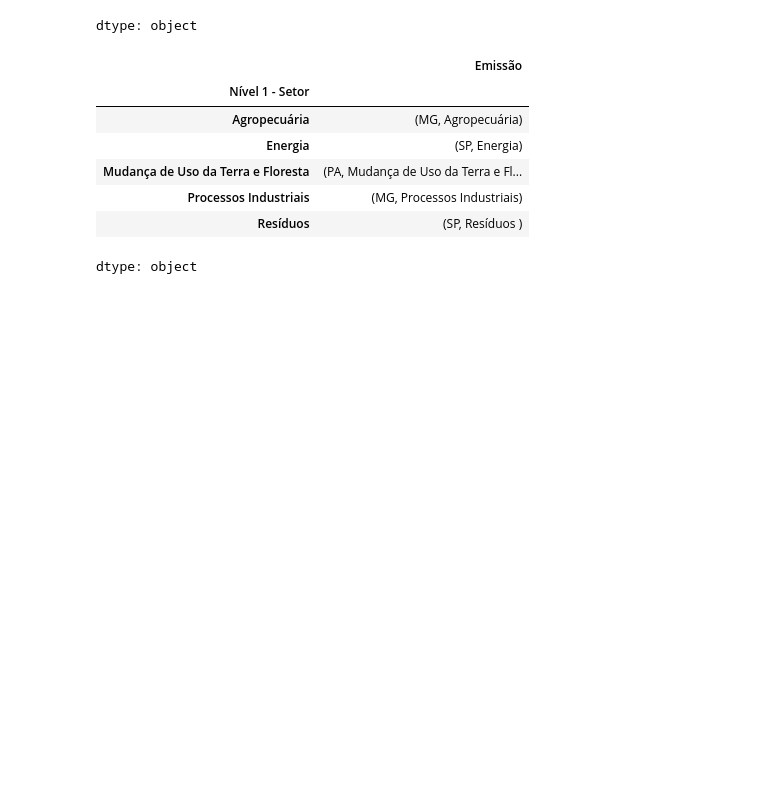
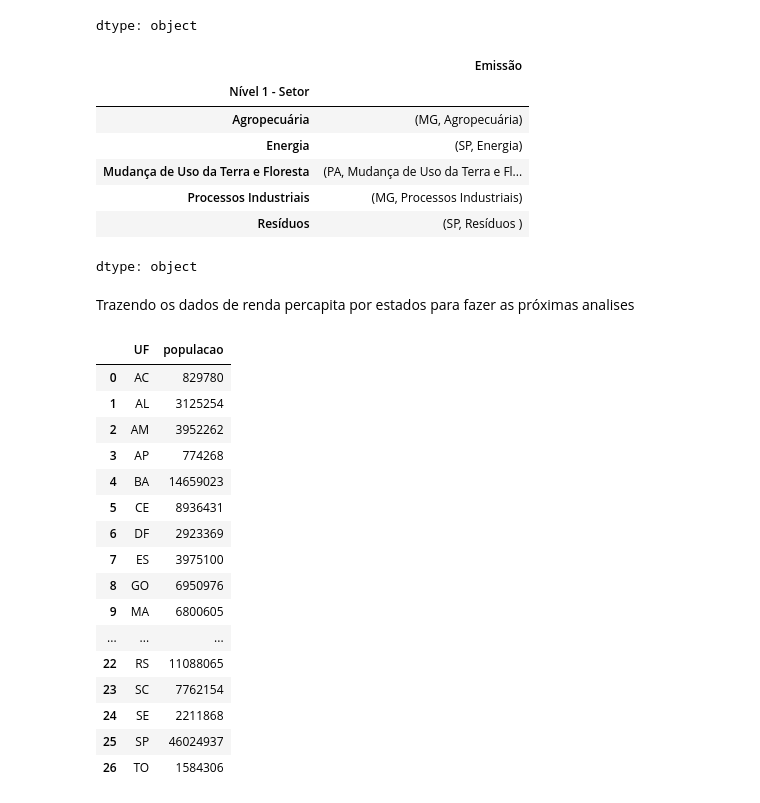
Before and after one commit to rvbittencourt07/Phyton_Data_science, a Jupyter notebook: Selecionando_e_agrupando_os_dados_(Emissoes_de_gases).ipynb, the cells around one changed output. Cells and saved outputs as stored; diff of their text form; code cells hidden in the pictures; blank space fills up the shorter version.

```diff
--- a/Selecionando_e_agrupando_os_dados_(Emissoes_de_gases).ipynb
+++ b/Selecionando_e_agrupando_os_dados_(Emissoes_de_gases).ipynb
@@ -681,3 +699,32 @@ Emissoes_grupo_estado_Nivel1.groupby(level=1).idxmax()
 | Processos Industriais | (MG, Processos Industriais) |
 | Resíduos | (SP, Resíduos ) |
 dtype: object
+# %% [markdown]
+Trazendo os dados de renda percapita por estados para fazer as próximas analises
+# %%
+populacao_estados =pd.read_excel('/content/drive/MyDrive/Colab Notebooks/POP2022_Municipios.xls',header=1,skipfooter=34)
+populacao_estados[populacao_estados['POPULAÇÃO'].str.contains('\(', na = False)]
+populacao_estados = populacao_estados.assign(populacao_sem_parenteses = populacao_estados['POPULAÇÃO'].replace('\(\d{1,2}\)','',regex=True),
+                                             populacao = lambda x : x.loc[:,['populacao_sem_parenteses']].replace('\.','',regex=True))
+populacao_estados[populacao_estados['POPULAÇÃO'].str.contains('\(', na = False)]
+populacao_estados = populacao_estados.astype({'populacao':'int64'})
+populacao_estados = populacao_estados.groupby('UF')['populacao'].sum().reset_index()
+populacao_estados
+# %% [output]
+|  | UF | populacao |
+| 0 | AC | 829780 |
+| 1 | AL | 3125254 |
+| 2 | AM | 3952262 |
+| 3 | AP | 774268 |
+| 4 | BA | 14659023 |
+| 5 | CE | 8936431 |
+| 6 | DF | 2923369 |
+| 7 | ES | 3975100 |
+| 8 | GO | 6950976 |
+| 9 | MA | 6800605 |
+| ... | ... | ... |
+| 22 | RS | 11088065 |
+| 23 | SC | 7762154 |
+| 24 | SE | 2211868 |
+| 25 | SP | 46024937 |
+| 26 | TO | 1584306 |
```
Also changed, not shown: parts of 9 cells of this notebook.
